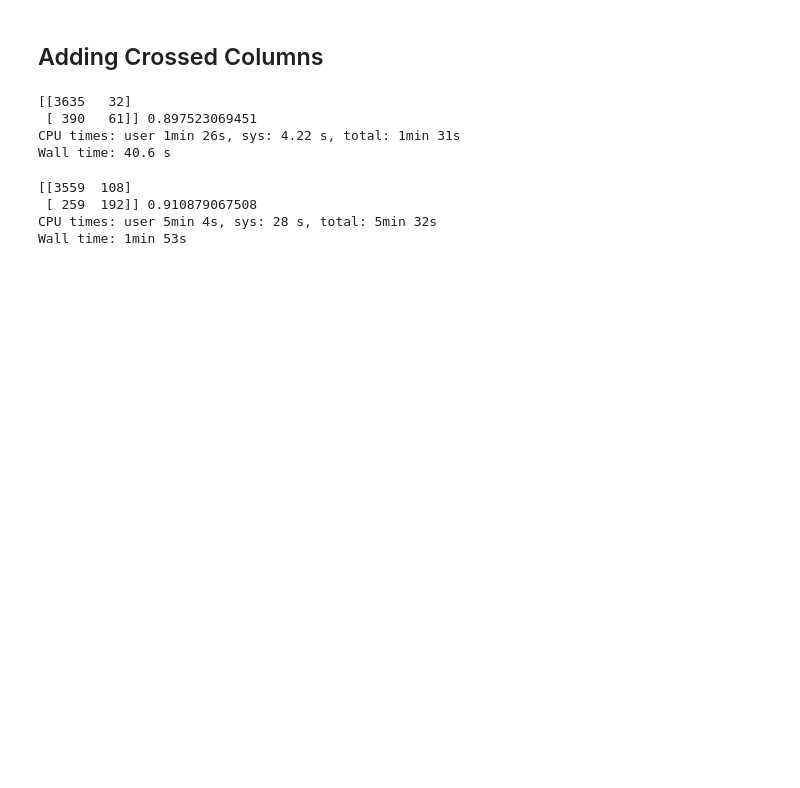
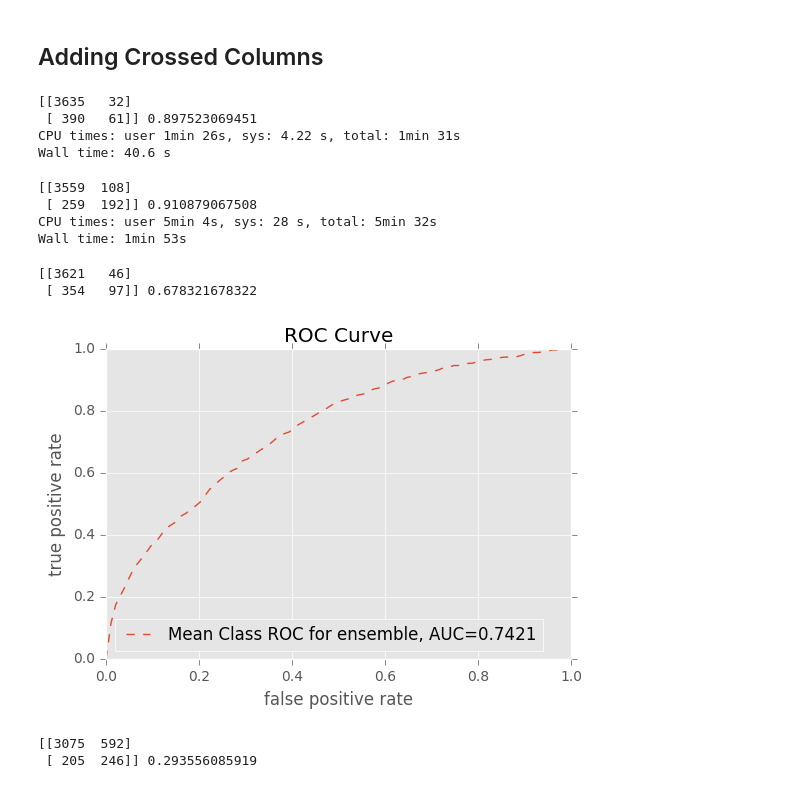
Before and after one commit to egabrielsen/MachineLearning, a Jupyter notebook: Lab07/Lab07-Con.ipynb, the cells around one changed output. Cells and saved outputs as stored; diff of their text form; code cells hidden in the pictures; blank space fills up the shorter version.

```diff
--- a/Lab07/Lab07-Con.ipynb
+++ b/Lab07/Lab07-Con.ipynb
@@ -127,7 +127,7 @@ for col in categorical_headers+['y']:
 
 
 #normalize continuous attributes
-numeric_headers = ["age", "duration", "campaign", "pdays", "previous"]
+numeric_headers = ["age", "campaign", "pdays", "previous"]
 
 for col in numeric_headers:
     df_train[col] = df_train[col].astype(np.float)
@@ -341,7 +203,0 @@ def my_model(dict_features, targets, mode):
-# %%
-%%time
-clf = learn.Estimator(model_fn=my_model)
-
-# when we provide the process function, they expect us to control the mini-batch
-clf.fit(input_fn=lambda:process_input(df_train,'y',categorical_headers_ints, numeric_headers),
-        steps=500)
@@ -364,17 +203,0 @@ plot_roc(y_test, yhat)
-# %%
-# stratified part
-
-cv = StratifiedShuffleSplit(n_splits=1, test_size=.2)
-
-for train_index, test_index in cv.split(df_train, df_train.y):
-#     print(df_train.loc[test_index])
-    clf = learn.Estimator(model_fn=my_model)
-
-    # when we provide the process function, they expect us to control the mini-batch
-    clf.fit(input_fn=lambda:process_input(df_train.loc[train_index],'y',categorical_headers_ints, numeric_headers),
-        steps=500)
-
-    yhat = clf.predict(input_fn=lambda:process_input(df_train.loc[test_index],None,categorical_headers_ints, numeric_headers))
-    # the output is now an iterable value, so we need to step over it
-    yhat = [x['y'] for x in yhat]
-    print(mt.confusion_matrix(y_train[test_index],yhat),mt.accuracy_score(y_train[test_index],yhat))
@@ -551,3 +370,29 @@ def setup_wide_deep_columns():
         )
 
     return wide_columns, deep_columns
+# %%
+#%%time
+
+wide_columns, deep_columns = setup_wide_deep_columns()
+clf = learn.DNNLinearCombinedClassifier(
+                        linear_feature_columns=wide_columns,
+                        dnn_feature_columns=deep_columns,
+                        dnn_hidden_units=[100, 50])
+
+input_wrapper = lambda:process_input(df_train,'y',categorical_headers, numeric_headers)
+output_wrapper = lambda:process_input(df_test,None,categorical_headers, numeric_headers)
+clf_fit = clf.fit(input_fn=input_wrapper, steps=2500)
+# %%
+yhat = clf.predict(input_fn=output_wrapper)
+# the output is now an iterable value, so we need to step over it
+yhat = [x for x in yhat]
+print(mt.confusion_matrix(y_test,yhat),mt.precision_score(y_test,yhat))
+# %% [output]
+[[3621   46]
+ [ 354   97]] 0.678321678322
+# %%
+probas = clf.predict_proba(input_fn=output_wrapper)
+probas = np.array([ x for x in probas])
+plot_roc(probas, y_test)
+# %% [output]
+[figure, added]
@@ -553,0 +411,8 @@ def setup_wide_deep_columns():
+# %%
+yhat = clf.predict(input_fn=output_wrapper)
+# the output is now an iterable value, so we need to step over it
+yhat = [x for x in yhat]
+print(mt.confusion_matrix(y_test,yhat),mt.precision_score(y_test,yhat))
+# %% [output]
+[[3075  592]
+ [ 205  246]] 0.293556085919
```
Also changed, not shown: parts of 24 cells of this notebook.
